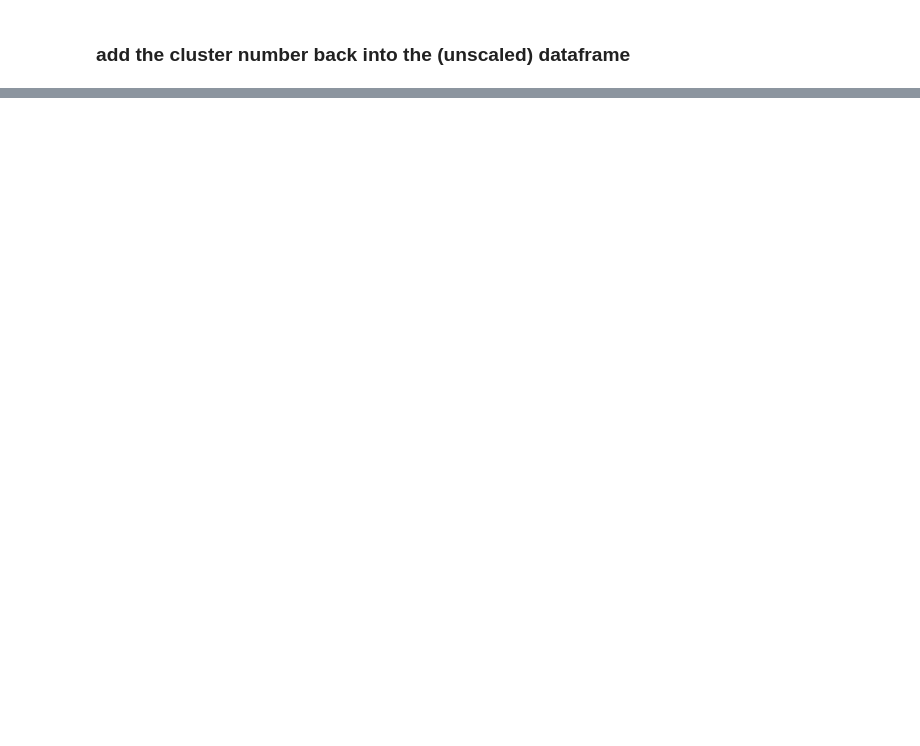
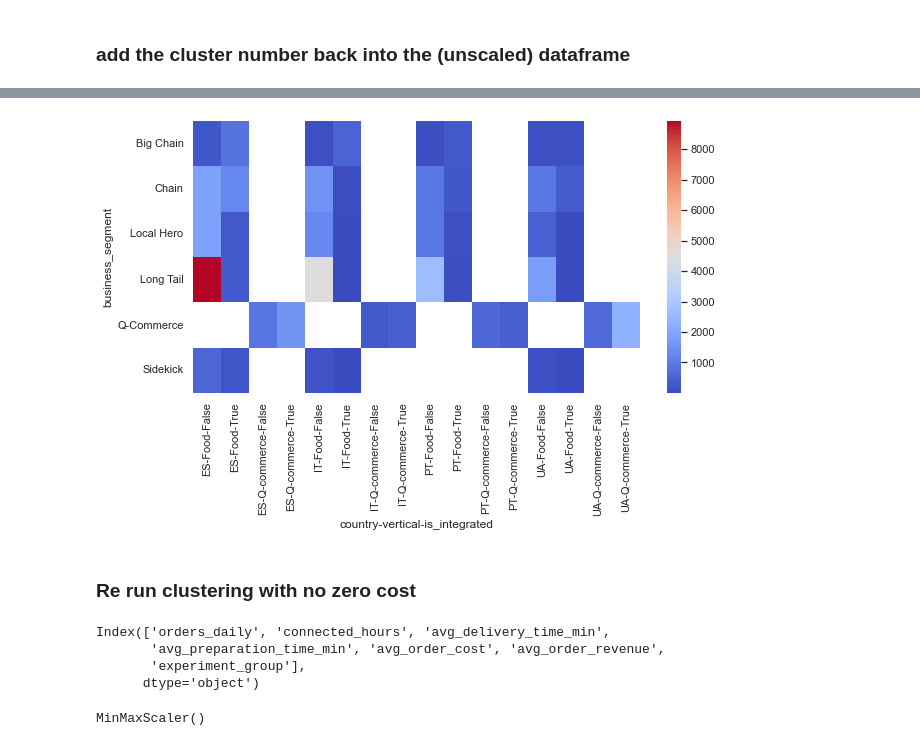
Before and after one commit to siandav/sians_projects, a Jupyter notebook: Take_home_analysis_SeD.ipynb, the cells around one changed output, grey strips where cells are left out. Saved outputs shown, nothing was run; the diff lists cells and outputs as text; code cells hidden in the pictures; blank space fills up the shorter version.

```diff
--- a/Take_home_analysis_SeD.ipynb
+++ b/Take_home_analysis_SeD.ipynb
@@ -1006,0 +1007,12 @@ all_data[(all_data.avg_order_cost!=0)&(all_data.country != 'UA')].describe()
+# %%
+# check the partner segment breakdown in this dataframe
+summarynonzeros=pd.pivot_table(notzerocost, values='partner_id', index='business_segment',
+               columns=['country','vertical','is_integrated'],
+               aggfunc='count')
+# %%
+sns.heatmap(summarynonzeros, annot=False, cmap="coolwarm");
+# as this shows the segments are spread across the non zero dataframe
+# %% [output]
+[figure, added]
+# %% [markdown]
+### Re run clustering with no zero cost
@@ -1006,0 +1021,7 @@ all_data[(all_data.avg_order_cost!=0)&(all_data.country != 'UA')].describe()
+# %%
+s_metrics_z.columns
+# %% [output]
+Index(['orders_daily', 'connected_hours', 'avg_delivery_time_min',
+       'avg_preparation_time_min', 'avg_order_cost', 'avg_order_revenue',
+       'experiment_group'],
+      dtype='object')
@@ -1006,0 +1030,4 @@ all_data[(all_data.avg_order_cost!=0)&(all_data.country != 'UA')].describe()
+# %%
+scaler.fit(s_metrics_z)
+# %% [output]
+MinMaxScaler()
```
Also changed, not shown: parts of 73 cells of this notebook.
